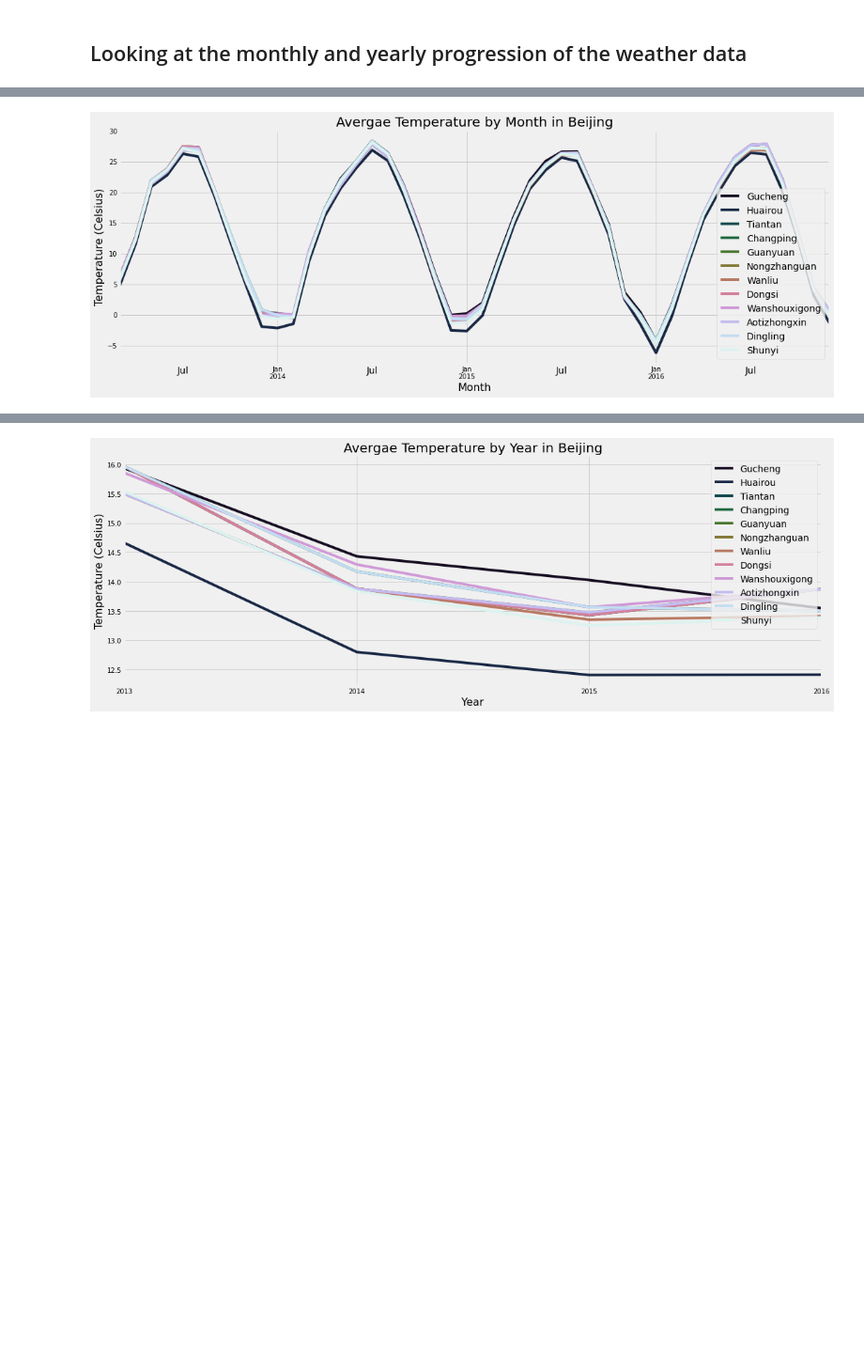
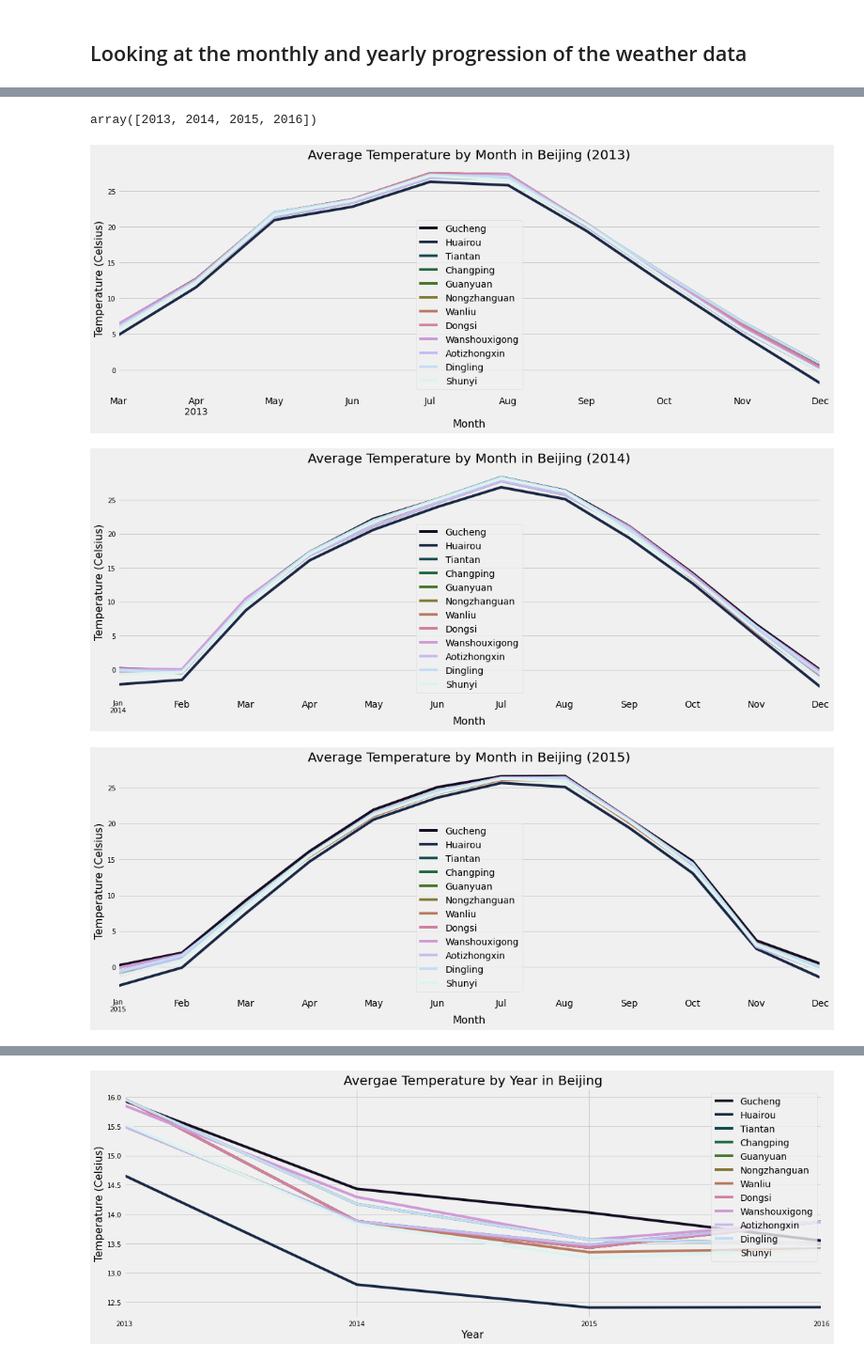
Before and after one commit to dolcikey/TimeSeriesForecasting_BeijingAirQuality, a Jupyter notebook: 02EDA.ipynb, the cells around one changed output, grey strips where cells are left out. Shown at 94% size. Saved outputs shown, nothing was run; the diff lists cells and outputs as text; code cells hidden in the pictures; blank space fills up the shorter version.

```diff
--- a/02EDA.ipynb
+++ b/02EDA.ipynb
@@ -9,6 +9,8 @@ import pandas as pd
 import numpy as np
 import matplotlib.pyplot as plt
 import seaborn as sns
+from statsmodels.graphics.tsaplots import plot_acf, plot_pacf
+from pylab import fill
 %matplotlib inline
 # Styling Guide
 plt.style.use('fivethirtyeight')
@@ -18,3 +20,5 @@ df = pd.read_pickle('PKL/full.pkl')
 df = df.loc[:'2016-12-31 23:00:00']
 df['Month'] = df.index.month
 df['Year'] = df.index.year
+df['Day'] = df.index.day
+df['Hour'] = df.index.hour
@@ -43,0 +58,11 @@ df.describe(include = 'all')
+# %%
+fig, ax = plt.subplots(figsize = (17,6))
+for x in df.station.unique():
+    df[df['station'].eq(x)]['TEMP'].resample(rule = 'H').mean().plot(label = x)
+
+ax.legend(loc = 'best')
+plt.title('Average Hourly Temperature in Beijing', size = 20)
+plt.xlabel('Hour', size = 16)
+plt.ylabel('Temperature (Celsius)', size = 16)
+plt.xticks(size = 10)
+plt.yticks(size = 10);
@@ -43,0 +71,11 @@ df.describe(include = 'all')
+# %%
+fig, ax = plt.subplots(figsize = (17,6))
+for x in df.station.unique():
+    df[(df['station'].eq(x)) & ((df['Year'].eq(2013)))]['TEMP'].resample(rule = 'D').mean().plot(label = x)
+
+ax.legend(loc = 'best')
+plt.title('Average Daily Temperature in Beijing', size = 20)
+plt.xlabel('Day', size = 16)
+plt.ylabel('Temperature (Celsius)', size = 16)
+plt.xticks(size = 10)
+plt.yticks(size = 10);
@@ -44,15 +84,22 @@ df.describe(include = 'all')
+# %%
+df.Year.unique()
+# %% [output]
+array([2013, 2014, 2015, 2016])
 # %%
 #Average temperature is cyclical
 
-fig, ax = plt.subplots(figsize = (17,6))
-for x in df.station.unique():
-    df[df['station'].eq(x)]['TEMP'].resample(rule = 'M').mean().plot(label = x)
 
-ax.legend(loc = 'best')
-plt.title('Avergae Temperature by Month in Beijing', size = 20)
-plt.xlabel('Month', size = 16)
-plt.ylabel('Temperature (Celsius)', size = 16)
-plt.xticks(size = 10)
-plt.yticks(size = 10);
+for y in df.Year.unique():
+    fig, ax = plt.subplots(figsize = (17,6))
+    for x in df.station.unique():
+        df[(df['station'].eq(x)) & ((df['Year'].eq(y)))]['TEMP'].resample(rule = 'M').mean().plot(label = x)
+        ax.legend(loc = 'best')
+        plt.title('Average Temperature by Month in Beijing (' + str(y) +')', size = 20)
+        plt.xlabel('Month', size = 16)
+        plt.ylabel('Temperature (Celsius)', size = 16)
+        plt.xticks(size = 10)
+        plt.yticks(size = 10);
 # %% [output]
-[figure, old version]
+[figure, new version]
+[figure, added]
+[figure, added]
```
Also changed, not shown: parts of 17 cells of this notebook, 1 other file.
